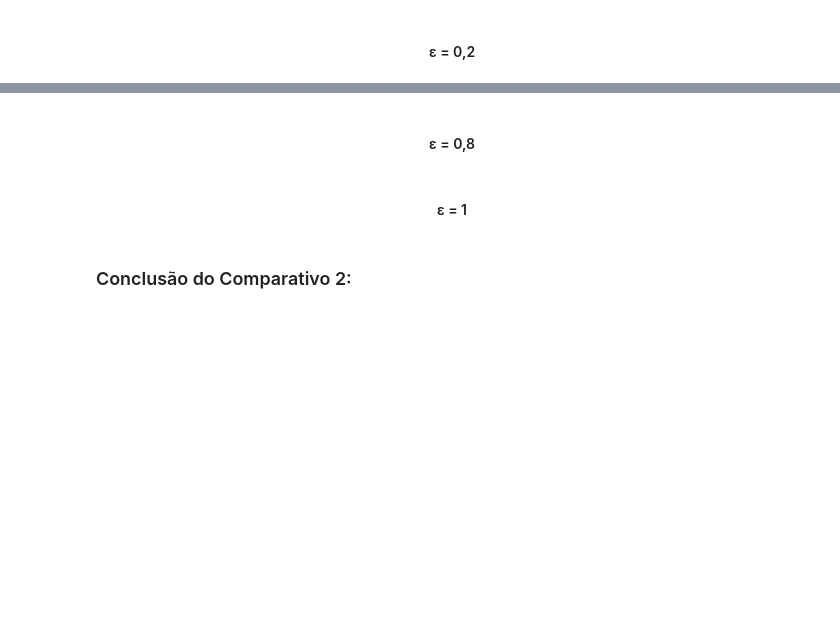
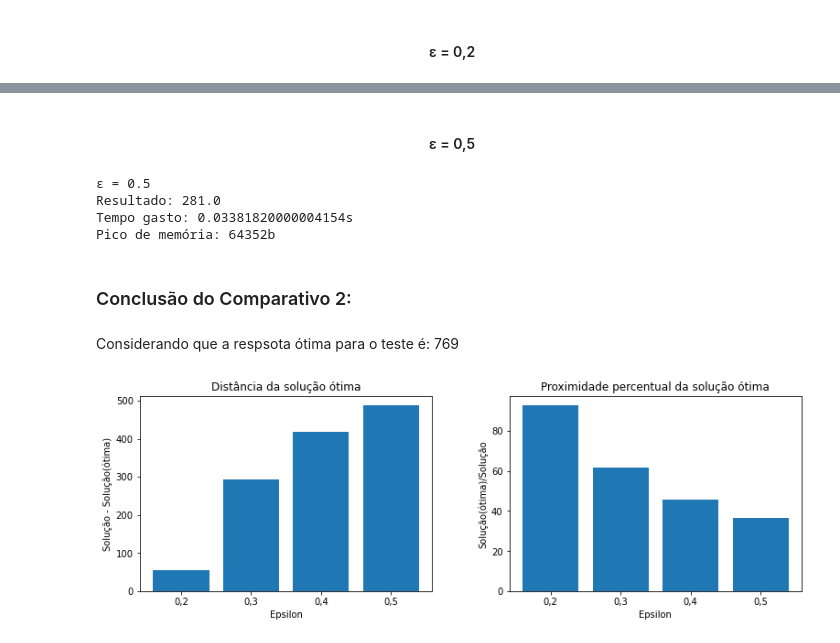
Before and after one commit to LucasGPellegrini/knapsack-AA2022.2, a Jupyter notebook: MOCHILA.ipynb, the cells around one changed output, grey strips where cells are left out. Cells and saved outputs as stored; diff of their text form; code cells hidden in the pictures; blank space fills up the shorter version.

Commit message:
Mochila final

```diff
--- a/MOCHILA.ipynb
+++ b/MOCHILA.ipynb
@@ -95,7 +95,7 @@ class MochilaA:
         self.matriz = [[]]
         self.resposta = -1
 
-    def resolve(self, k, coisas, epsilon = 0.15):
+    def resolve(self, k, coisas, epsilon = 0.2):
         coisas = self.pre_processamento_IK(k, coisas, epsilon)
 
         self.matriz = np.zeros((len(coisas), k+1))
@@ -742,6 +805,44 @@ Mesmo apresentando um tempo, em média, menor quando comparado ao algoritmo de P
 # %% [markdown]
-<h4><center> ε = 0,8 </center></h4>
+<h4><center> ε = 0,5 </center></h4>
-# %% [markdown]
-<h4><center> ε = 1 </center></h4>
+# %%
+mochila = MochilaA()
+tracemalloc.start()
+start = timer()
+
+mochila.resolve(130, lista_coisas4, 0.50)
+
+end = timer()
+_, pico05 = tracemalloc.get_traced_memory()
+tracemalloc.stop()
+
+t05 = end - start
+r05 = mochila.resposta
+print(f"Resultado: {mochila.resposta}")
+print(f"Tempo gasto: {t05}s")
+print(f"Pico de memória: {pico05}b")
+# %% [output]
+ε = 0.5
+Resultado: 281.0
+Tempo gasto: 0.03381820000004154s
+Pico de memória: 64352b
 # %% [markdown]
 ### Conclusão do Comparativo 2:
+# %% [markdown]
+Considerando que a respsota ótima para o teste é: 769
+# %%
+fig, ax = plt.subplots(1, 2, figsize=(12,5))
+
+ax[0].bar(['0,2', '0,3', '0,4', '0,5'], [769-r02, 769-r03, 769-r04, 769-r05])
+ax[0].set_ylabel('Solução - Solução(ótima)')
+ax[0].set_xlabel('Epsilon')
+ax[0].set_title('Distância da solução ótima')
+
+ax[1].bar(['0,2', '0,3', '0,4', '0,5'], [(r02*100)/769, (r03*100)/769, (r04*100)/769, (r05*100)/769])
+ax[1].set_ylabel('Solução(ótima)/Solução')
+ax[1].set_xlabel('Epsilon')
+ax[1].set_title('Proximidade percentual da solução ótima')
+
+fig.tight_layout(pad=5.0)
+plt.show()
+# %% [output]
+[figure, added]
```
Also changed, not shown: parts of 40 cells of this notebook.
